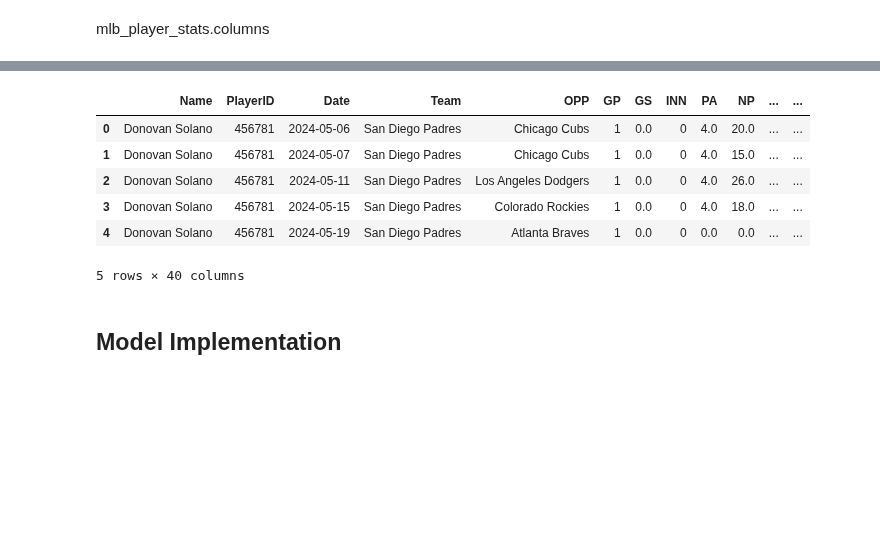
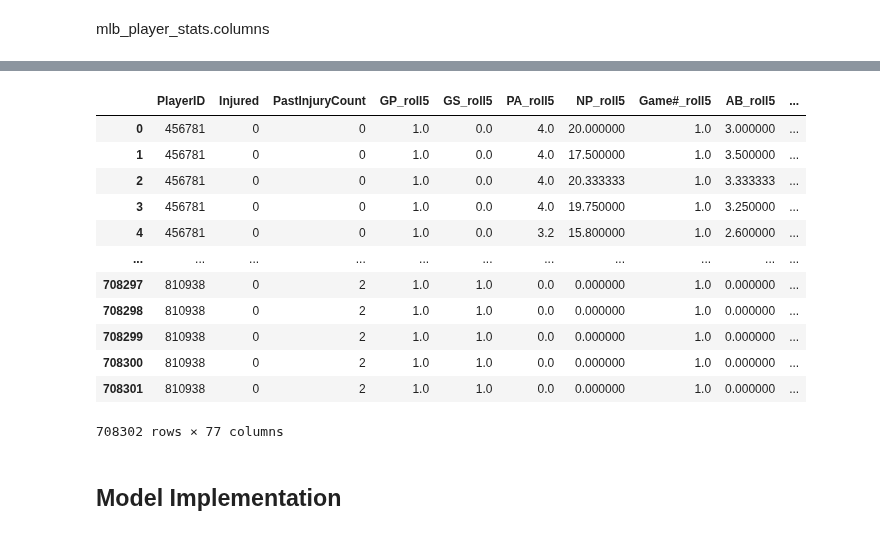
Before and after one commit to laniel123/MLB_Injury_Report, a Jupyter notebook: mlb/notebooks/Risk Predictor.ipynb, the cells around one changed output, grey strips where cells are left out. Saved outputs shown, nothing was run; the diff lists cells and outputs as text; code cells hidden in the pictures; blank space fills up the shorter version.

```diff
--- a/mlb/notebooks/Risk Predictor.ipynb
+++ b/mlb/notebooks/Risk Predictor.ipynb
@@ -200,13 +498,21 @@ game_logs.rename(columns={"mlb_player_id": "PlayerID"}, inplace=True)
 # %%
-game_logs.head(5)
+df = df_final.copy()
+
+df
 # %% [output]
-|  | Name | PlayerID | Date | Team | OPP | GP | GS | INN | PA | NP | ... | ... |
-| 0 | Donovan Solano | 456781 | 2024-05-06 | San Diego Padres | Chicago Cubs | 1 | 0.0 | 0 | 4.0 | 20.0 | ... | ... |
-| 1 | Donovan Solano | 456781 | 2024-05-07 | San Diego Padres | Chicago Cubs | 1 | 0.0 | 0 | 4.0 | 15.0 | ... | ... |
-| 2 | Donovan Solano | 456781 | 2024-05-11 | San Diego Padres | Los Angeles Dodgers | 1 | 0.0 | 0 | 4.0 | 26.0 | ... | ... |
-| 3 | Donovan Solano | 456781 | 2024-05-15 | San Diego Padres | Colorado Rockies | 1 | 0.0 | 0 | 4.0 | 18.0 | ... | ... |
-| 4 | Donovan Solano | 456781 | 2024-05-19 | San Diego Padres | Atlanta Braves | 1 | 0.0 | 0 | 0.0 | 0.0 | ... | ... |
+|  | PlayerID | Injured | PastInjuryCount | GP_roll5 | GS_roll5 | PA_roll5 | NP_roll5 | Game#_roll5 | AB_roll5 | ... |
+| 0 | 456781 | 0 | 0 | 1.0 | 0.0 | 4.0 | 20.000000 | 1.0 | 3.000000 | ... |
+| 1 | 456781 | 0 | 0 | 1.0 | 0.0 | 4.0 | 17.500000 | 1.0 | 3.500000 | ... |
+| 2 | 456781 | 0 | 0 | 1.0 | 0.0 | 4.0 | 20.333333 | 1.0 | 3.333333 | ... |
+| 3 | 456781 | 0 | 0 | 1.0 | 0.0 | 4.0 | 19.750000 | 1.0 | 3.250000 | ... |
+| 4 | 456781 | 0 | 0 | 1.0 | 0.0 | 3.2 | 15.800000 | 1.0 | 2.600000 | ... |
+| ... | ... | ... | ... | ... | ... | ... | ... | ... | ... | ... |
+| 708297 | 810938 | 0 | 2 | 1.0 | 1.0 | 0.0 | 0.000000 | 1.0 | 0.000000 | ... |
+| 708298 | 810938 | 0 | 2 | 1.0 | 1.0 | 0.0 | 0.000000 | 1.0 | 0.000000 | ... |
+| 708299 | 810938 | 0 | 2 | 1.0 | 1.0 | 0.0 | 0.000000 | 1.0 | 0.000000 | ... |
+| 708300 | 810938 | 0 | 2 | 1.0 | 1.0 | 0.0 | 0.000000 | 1.0 | 0.000000 | ... |
+| 708301 | 810938 | 0 | 2 | 1.0 | 1.0 | 0.0 | 0.000000 | 1.0 | 0.000000 | ... |
-5 rows × 40 columns
+708302 rows × 77 columns
 # %% [markdown]
 ## Model Implementation
 # %%
```
Also changed, not shown: parts of 8 cells of this notebook, 2 other files.
